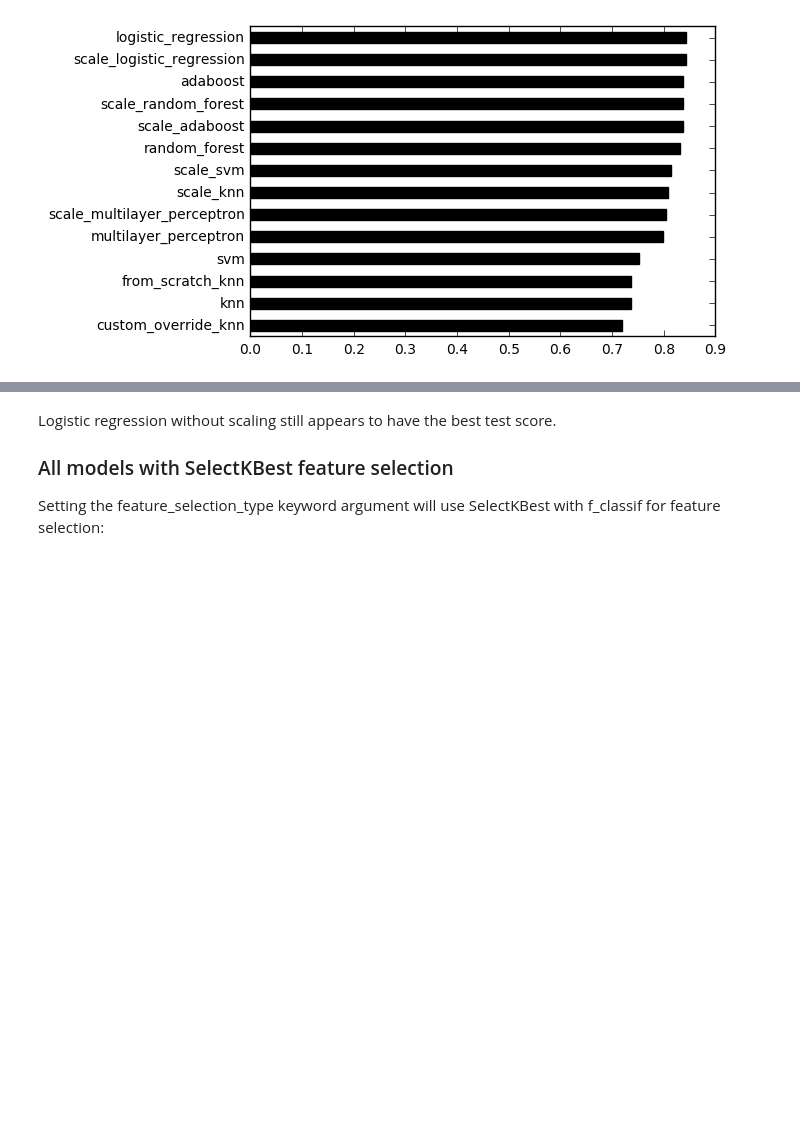
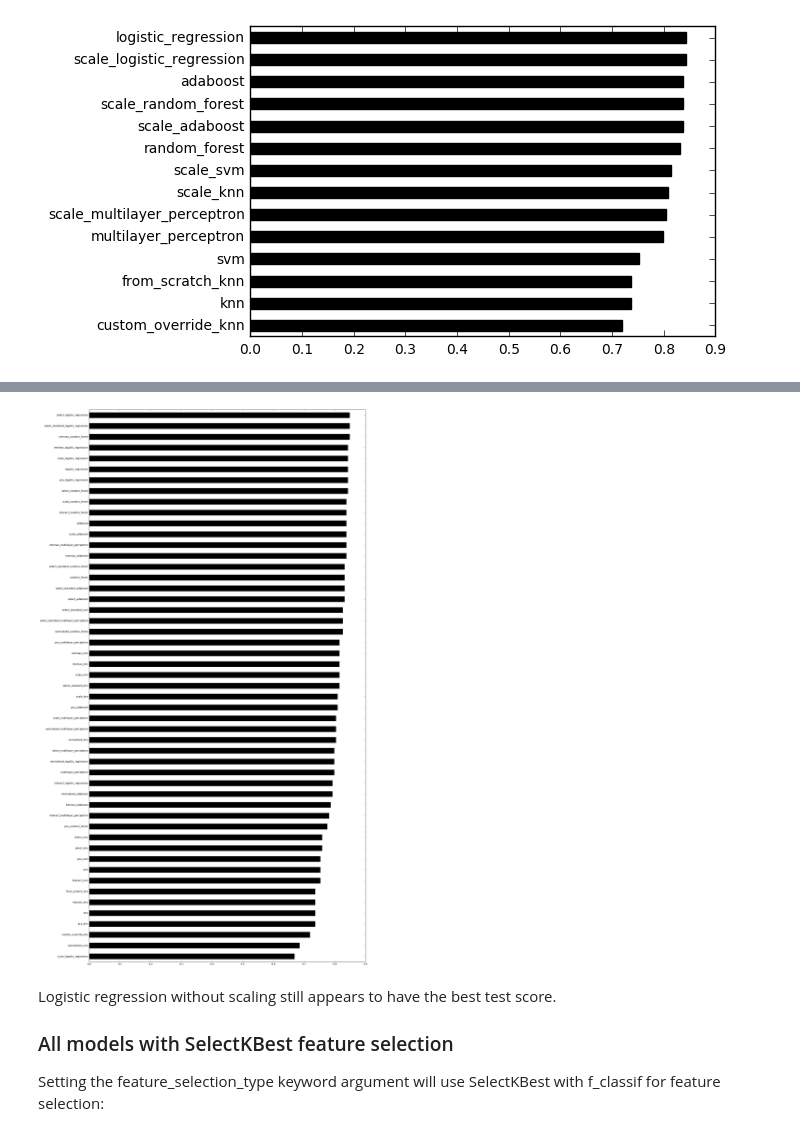
Before and after one commit to JaggedParadigm/pyplearnr, a Jupyter notebook: pyplearnr_demo.ipynb, the cells around one changed output, grey strips where cells are left out. Drawn from its saved outputs; the diff is of its cells as text; code cells hidden in the pictures; blank space fills up the shorter version.

```diff
--- a/pyplearnr_demo.ipynb
+++ b/pyplearnr_demo.ipynb
@@ -488,3 +608,11 @@ ax = pd.Series(test_scores,index=pipeline_keys).sort_values().plot(kind='barh',c
+# %%
+pipeline_keys = optimized_pipelines.keys()
+
+test_scores = [optimized_pipelines[key].test_score_ for key in pipeline_keys]
+
+ax = pd.Series(test_scores,index=pipeline_keys).sort_values().plot(kind='barh',color='black',figsize=(20,40))
+# %% [output]
+[figure, added]
 # %% [markdown]
 Logistic regression without scaling still appears to have the best test score.
 
```
Also changed, not shown: parts of 6 cells of this notebook, 2 other files.
